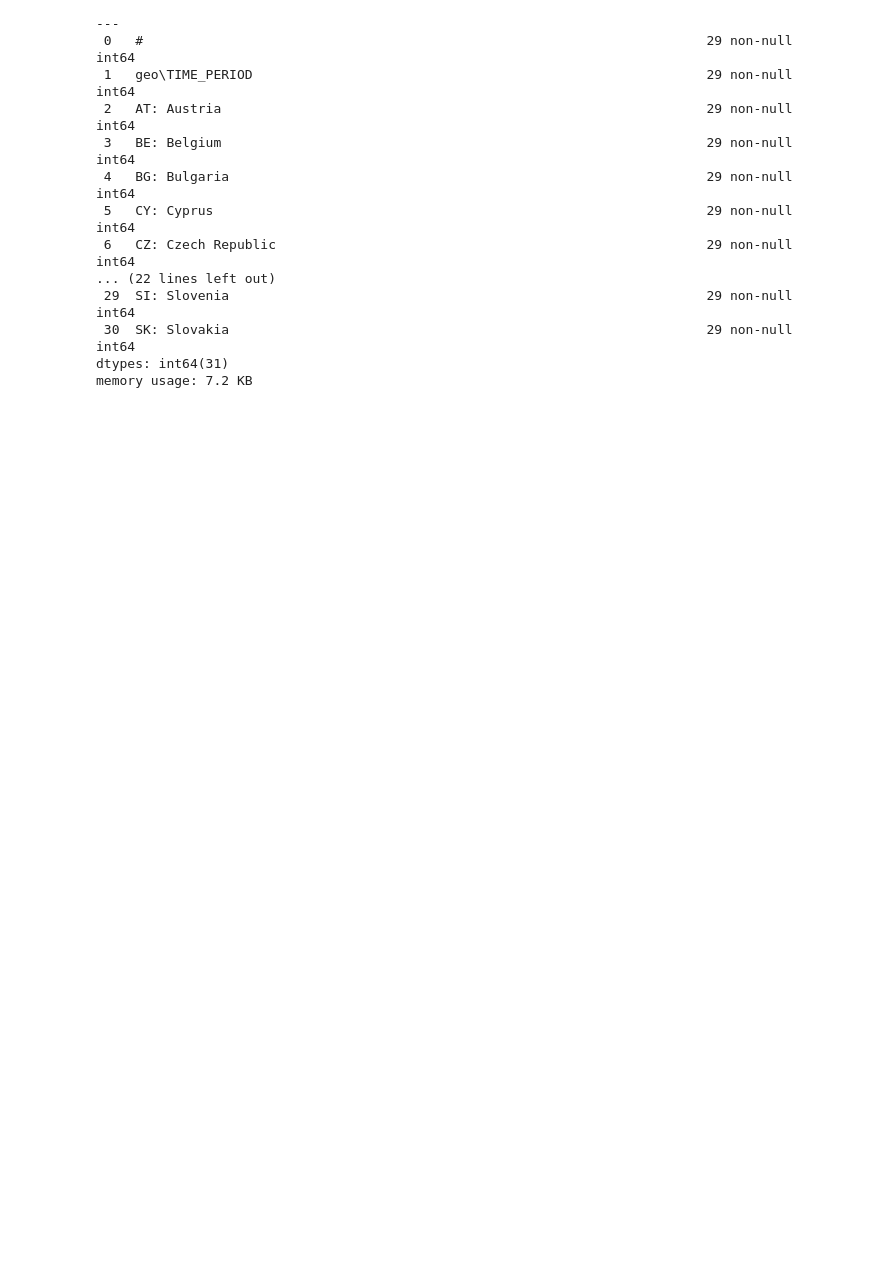
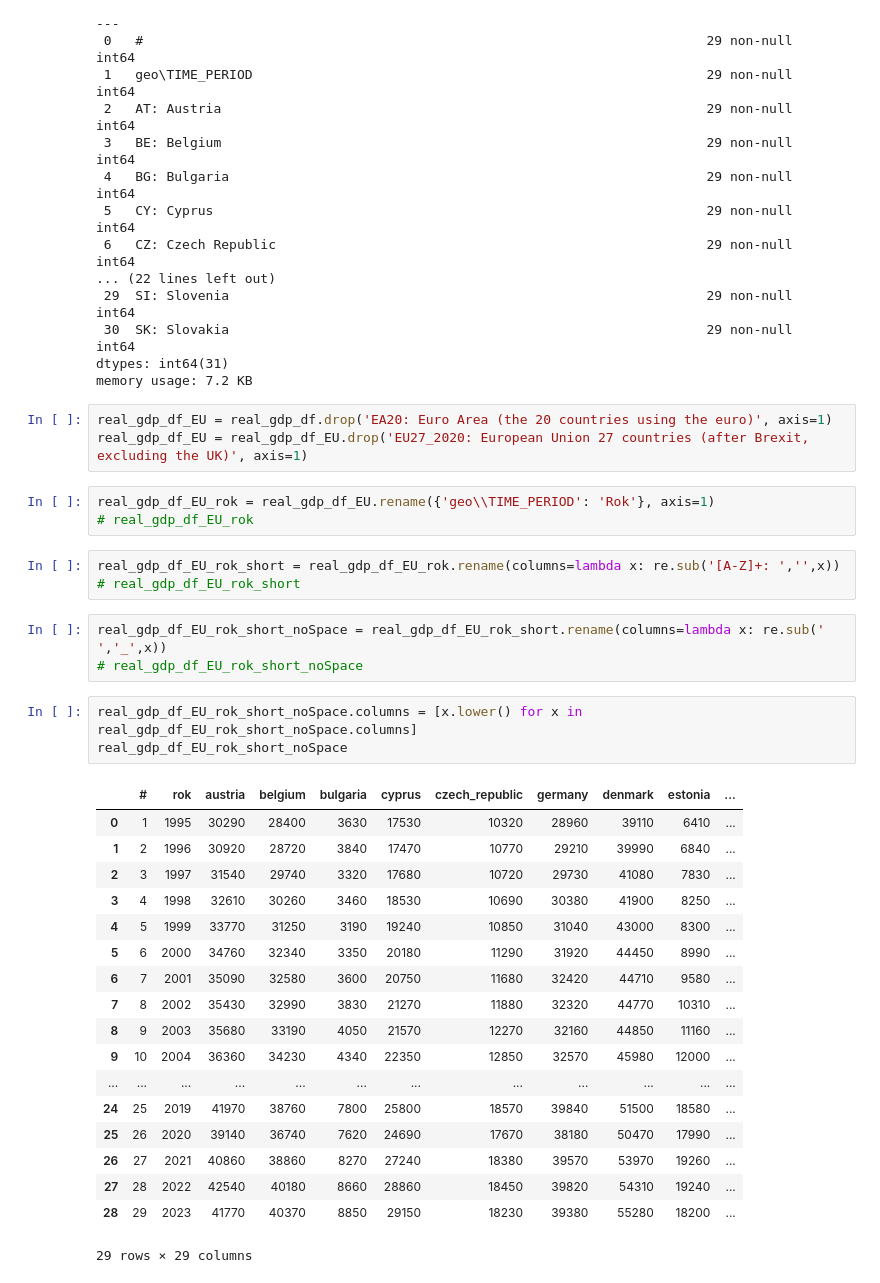
Before and after one commit to NK8007/merito-analiza-danych-cwiczenia, a Jupyter notebook: grupa_4/kod/real_GDP_per_capita_transform.ipynb, the cells around one changed output. Drawn from its saved outputs; the diff is of its cells as text; blank space fills up the shorter version.

```diff
--- a/grupa_4/kod/real_GDP_per_capita_transform.ipynb
+++ b/grupa_4/kod/real_GDP_per_capita_transform.ipynb
@@ -45,3 +46,37 @@ Data columns (total 31 columns):
  30  SK: Slovakia                                                             29 non-null     int64
 dtypes: int64(31)
 memory usage: 7.2 KB
+# %%
+real_gdp_df_EU = real_gdp_df.drop('EA20: Euro Area (the 20 countries using the euro)', axis=1)
+real_gdp_df_EU = real_gdp_df_EU.drop('EU27_2020: European Union 27 countries (after Brexit, excluding the UK)', axis=1)
+# %%
+real_gdp_df_EU_rok = real_gdp_df_EU.rename({'geo\\TIME_PERIOD': 'Rok'}, axis=1)
+# real_gdp_df_EU_rok
+# %%
+real_gdp_df_EU_rok_short = real_gdp_df_EU_rok.rename(columns=lambda x: re.sub('[A-Z]+: ','',x))
+# real_gdp_df_EU_rok_short
+# %%
+real_gdp_df_EU_rok_short_noSpace = real_gdp_df_EU_rok_short.rename(columns=lambda x: re.sub(' ','_',x))
+# real_gdp_df_EU_rok_short_noSpace
+# %%
+real_gdp_df_EU_rok_short_noSpace.columns = [x.lower() for x in real_gdp_df_EU_rok_short_noSpace.columns]
+real_gdp_df_EU_rok_short_noSpace
+# %% [output]
+|  | # | rok | austria | belgium | bulgaria | cyprus | czech_republic | germany | denmark | estonia | ... |
+| 0 | 1 | 1995 | 30290 | 28400 | 3630 | 17530 | 10320 | 28960 | 39110 | 6410 | ... |
+| 1 | 2 | 1996 | 30920 | 28720 | 3840 | 17470 | 10770 | 29210 | 39990 | 6840 | ... |
+| 2 | 3 | 1997 | 31540 | 29740 | 3320 | 17680 | 10720 | 29730 | 41080 | 7830 | ... |
+| 3 | 4 | 1998 | 32610 | 30260 | 3460 | 18530 | 10690 | 30380 | 41900 | 8250 | ... |
+| 4 | 5 | 1999 | 33770 | 31250 | 3190 | 19240 | 10850 | 31040 | 43000 | 8300 | ... |
+| 5 | 6 | 2000 | 34760 | 32340 | 3350 | 20180 | 11290 | 31920 | 44450 | 8990 | ... |
+| 6 | 7 | 2001 | 35090 | 32580 | 3600 | 20750 | 11680 | 32420 | 44710 | 9580 | ... |
+| 7 | 8 | 2002 | 35430 | 32990 | 3830 | 21270 | 11880 | 32320 | 44770 | 10310 | ... |
+| 8 | 9 | 2003 | 35680 | 33190 | 4050 | 21570 | 12270 | 32160 | 44850 | 11160 | ... |
+| 9 | 10 | 2004 | 36360 | 34230 | 4340 | 22350 | 12850 | 32570 | 45980 | 12000 | ... |
+| ... | ... | ... | ... | ... | ... | ... | ... | ... | ... | ... | ... |
+| 24 | 25 | 2019 | 41970 | 38760 | 7800 | 25800 | 18570 | 39840 | 51500 | 18580 | ... |
+| 25 | 26 | 2020 | 39140 | 36740 | 7620 | 24690 | 17670 | 38180 | 50470 | 17990 | ... |
+| 26 | 27 | 2021 | 40860 | 38860 | 8270 | 27240 | 18380 | 39570 | 53970 | 19260 | ... |
+| 27 | 28 | 2022 | 42540 | 40180 | 8660 | 28860 | 18450 | 39820 | 54310 | 19240 | ... |
+| 28 | 29 | 2023 | 41770 | 40370 | 8850 | 29150 | 18230 | 39380 | 55280 | 18200 | ... |
+29 rows × 29 columns
```
Also changed, not shown: parts of 5 cells of this notebook.
